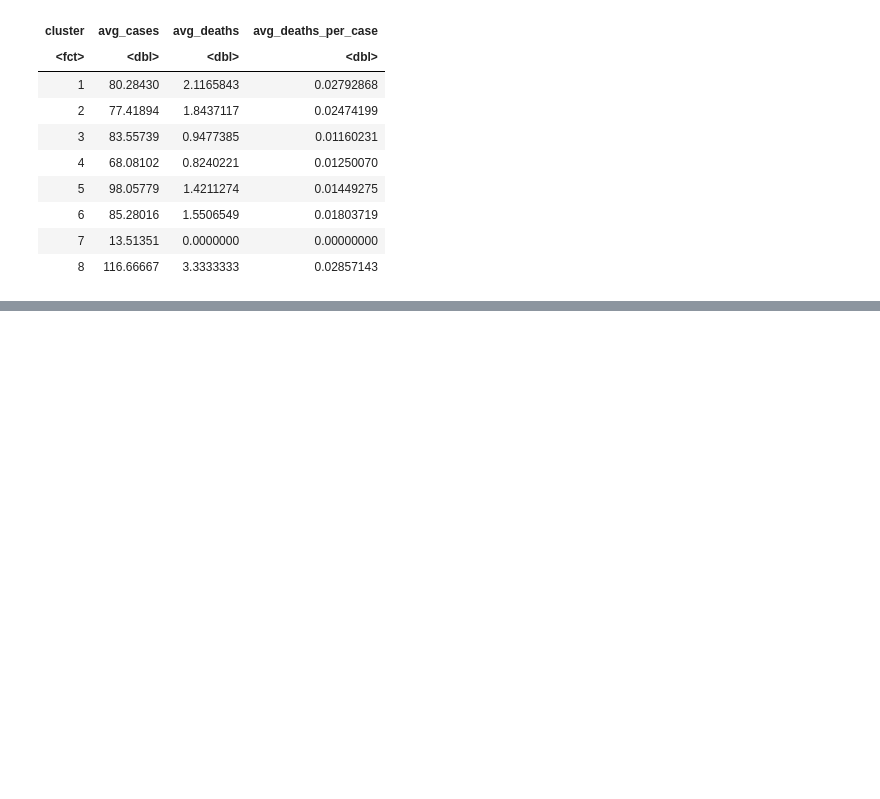
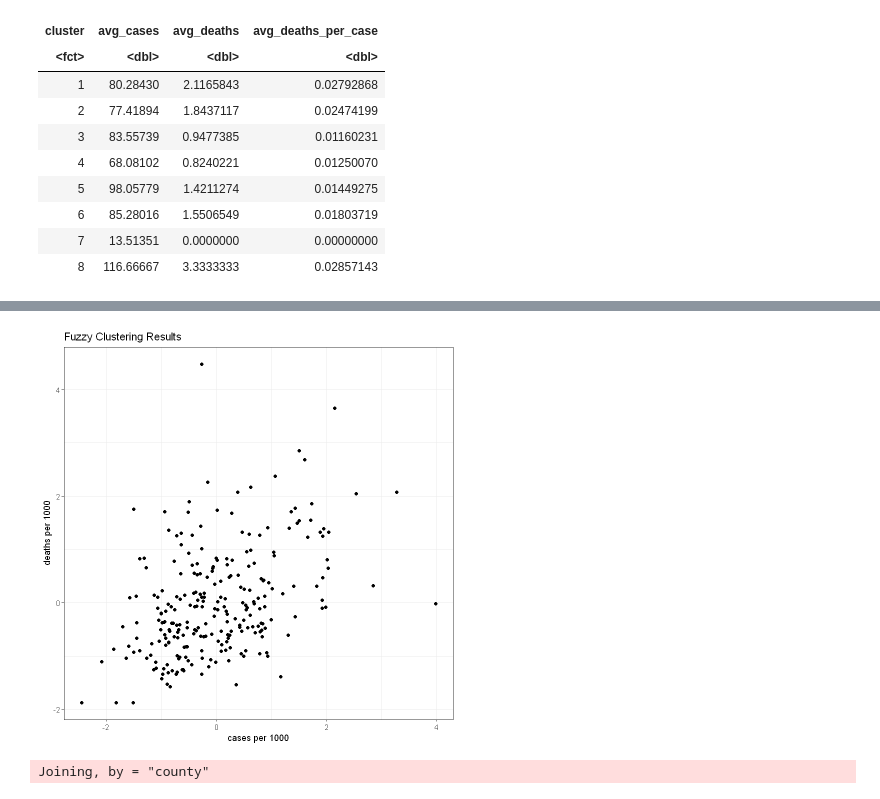
Before and after one commit to ncliu95/smu_dm_project_2, a Jupyter notebook: Project 2.ipynb, the cells around one changed output, grey strips where cells are left out. Saved outputs shown, nothing was run; the diff lists cells and outputs as text; code cells hidden in the pictures; blank space fills up the shorter version.

```diff
--- a/Project 2.ipynb
+++ b/Project 2.ipynb
@@ -611,0 +460,27 @@ A tibble: 4 × 4
+# %%
+library(cluster)
+library(ggplot2)
+
+# Read in the data
+df <- emp_data
+
+# Select the columns to use for clustering
+vars <-names(df)
+# Remove any rows with missing data
+df <- na.omit(df[, c(vars)])
+
+# Perform fuzzy clustering with 2 clusters
+set.seed(123) # for reproducibility
+clusters <- fanny(df[, vars], k = 4, memb.exp = 1.5)
+
+# Add the cluster assignments to the original data frame
+df$cluster <- clusters$membership
+# %%
+
+# Create a scatter plot of confirmed cases vs. median income, colored by cluster
+ggplot(df, aes(x = cases_per_1000, y = deaths_per_1000)) +
+  geom_point() +
+  labs(title = "Fuzzy Clustering Results", x = "cases per 1000", y = "deaths per 1000") +
+  theme_bw()
+# %% [output]
+[figure, added]
@@ -611,0 +491,7 @@ A tibble: 4 × 4
+# %%
+df <- df %>% mutate(county = county_name.x %>%
+    str_to_lower() %>% str_replace('\\s+county\\s*$', ''))
+
+counties_TX_clust <- counties_TX %>% left_join(df)
+# %% [output]
+Joining, by = "county"
```
Also changed, not shown: parts of 40 cells of this notebook.
